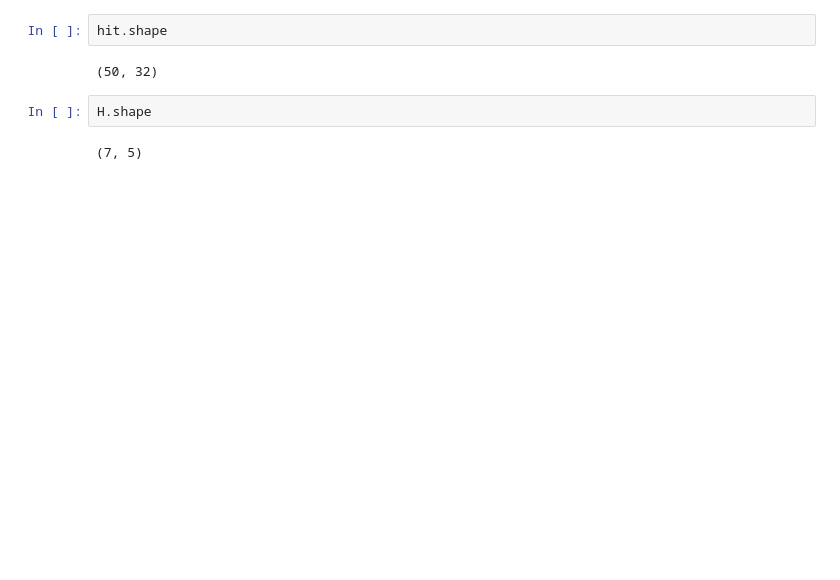
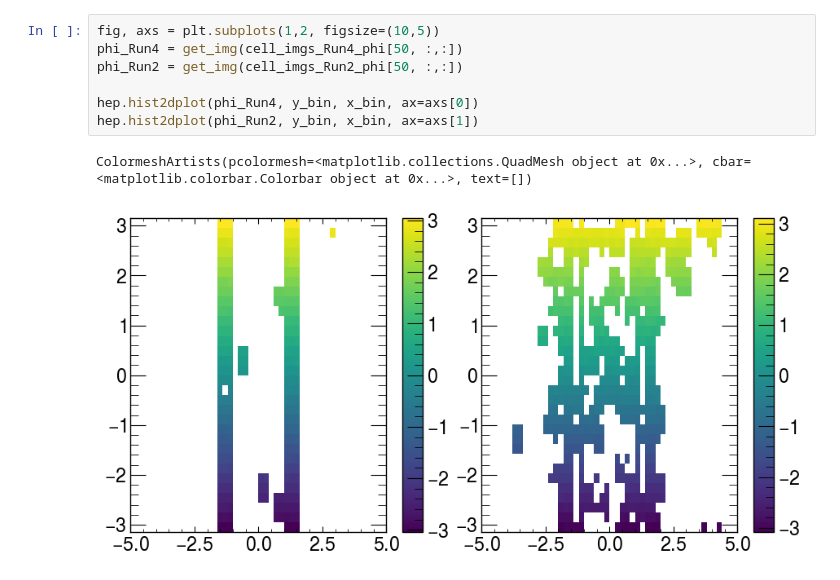
Before and after one commit to ablet-imin/ml-met-trigger, a Jupyter notebook: cell_image.ipynb, the cells around one changed output. Cells and saved outputs as stored; diff of their text form; blank space fills up the shorter version.

```diff
--- a/cell_image.ipynb
+++ b/cell_image.ipynb
@@ -60,8 +79,10 @@ ColormeshArtists(pcolormesh=<matplotlib.collections.QuadMesh object at 0x...>, c
 # %%
-hit.shape
+fig, axs = plt.subplots(1,2, figsize=(10,5))
+phi_Run4 = get_img(cell_imgs_Run4_phi[50, :,:])
+phi_Run2 = get_img(cell_imgs_Run2_phi[50, :,:])
+
+hep.hist2dplot(phi_Run4, y_bin, x_bin, ax=axs[0])
+hep.hist2dplot(phi_Run2, y_bin, x_bin, ax=axs[1])
 # %% [output]
-(50, 32)
+ColormeshArtists(pcolormesh=<matplotlib.collections.QuadMesh object at 0x...>, cbar=<matplotlib.colorbar.Colorbar object at 0x...>, text=[])
+[figure, added]
-# %%
-H.shape
-# %% [output]
-(7, 5)
```
Also changed, not shown: parts of 4 cells of this notebook, 4 other files.
